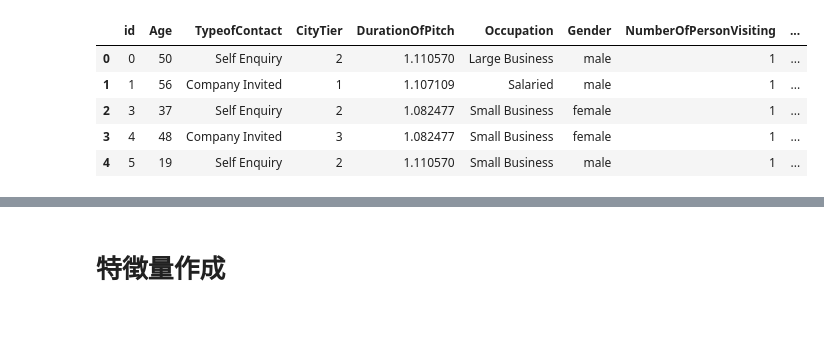
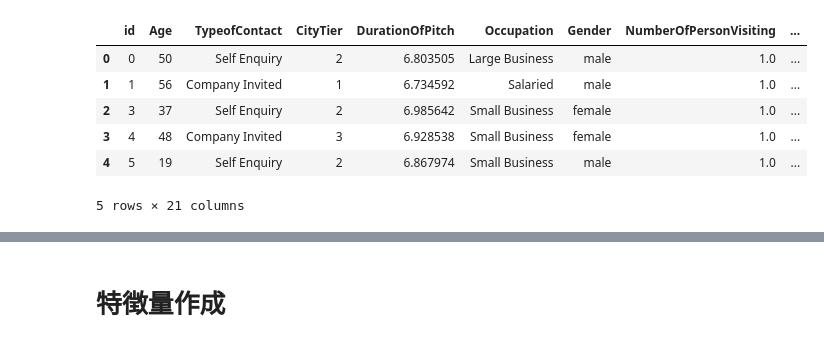
Before and after one commit to RickHub0115/SIGNATE-Summer-Cup-2024, a Jupyter notebook: scr/feature_engineering/feature_engineering.ipynb, the cells around one changed output, grey strips where cells are left out. Saved outputs shown, nothing was run; the diff lists cells and outputs as text; code cells hidden in the pictures.

```diff
--- a/scr/feature_engineering/feature_engineering.ipynb
+++ b/scr/feature_engineering/feature_engineering.ipynb
@@ -11,13 +11,14 @@ from scr.feature_engineering.engineering import *
 df_train = pd.read_csv('data/feature_engineered/null_del_xxx/train_null_del.csv')
 df_test = pd.read_csv('data/feature_engineered/null_del_xxx/test_null_median.csv')
 # %%
-display(df_train.iloc[:5, :20])
-display(df_test.iloc[:5, :20])
+display(df_train.iloc[:5, :21])
+display(df_test.iloc[:5, :21])
 # %% [output]
 |  | id | Age | TypeofContact | CityTier | DurationOfPitch | Occupation | Gender | NumberOfPersonVisiting | ... |
-| 0 | 0 | 50 | Self Enquiry | 2 | 1.110570 | Large Business | male | 1 | ... |
-| 1 | 1 | 56 | Company Invited | 1 | 1.107109 | Salaried | male | 1 | ... |
-| 2 | 3 | 37 | Self Enquiry | 2 | 1.082477 | Small Business | female | 1 | ... |
-| 3 | 4 | 48 | Company Invited | 3 | 1.082477 | Small Business | female | 1 | ... |
-| 4 | 5 | 19 | Self Enquiry | 2 | 1.110570 | Small Business | male | 1 | ... |
+| 0 | 0 | 50 | Self Enquiry | 2 | 6.803505 | Large Business | male | 1.0 | ... |
+| 1 | 1 | 56 | Company Invited | 1 | 6.734592 | Salaried | male | 1.0 | ... |
+| 2 | 3 | 37 | Self Enquiry | 2 | 6.985642 | Small Business | female | 1.0 | ... |
+| 3 | 4 | 48 | Company Invited | 3 | 6.928538 | Small Business | female | 1.0 | ... |
+| 4 | 5 | 19 | Self Enquiry | 2 | 6.867974 | Small Business | male | 1.0 | ... |
+5 rows × 21 columns
 |  | id | Age | TypeofContact | CityTier | DurationOfPitch | Occupation | Gender | NumberOfPersonVisiting | ... |
```
Also changed, not shown: parts of 20 cells of this notebook, 14 other files.
